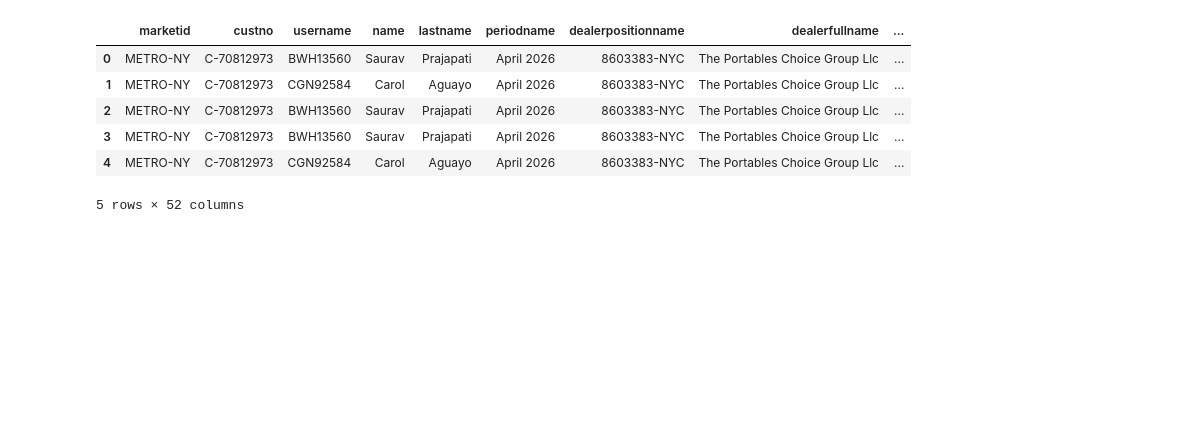
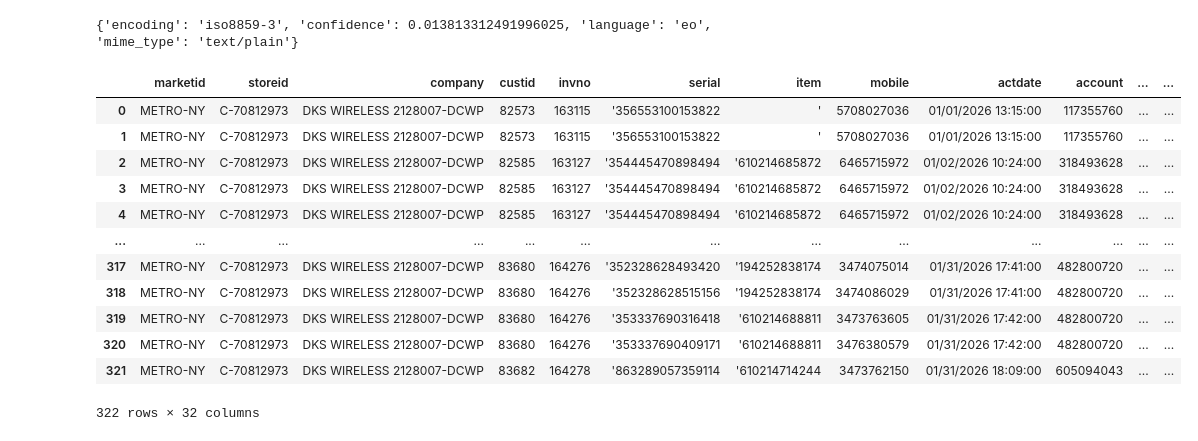
Before and after one commit to ishanadeptmed/i, a Jupyter notebook: notebook/ingestion.ipynb, the cells around one changed output. Drawn from its saved outputs; the diff is of its cells as text; code cells hidden in the pictures; blank space fills up the shorter version.

```diff
--- a/notebook/ingestion.ipynb
+++ b/notebook/ingestion.ipynb
@@ -8,20 +9,32 @@ import pandas as pd
 import glob
 import os
 import io
+# %%
+#main file ko import kia:
+import chardet
+
+with open(r"D:\i\uploads\raw\ActivationDetailReport_7GT0TN4BG.csv", "rb") as f:
+    result = chardet.detect(f.read())
+
+print(result)
+# %% [output]
+{'encoding': 'iso8859-3', 'confidence': 0.013813312491996025, 'language': 'eo', 'mime_type': 'text/plain'}
 # %%
-ActivationDetailReport = pd.read_csv(r"D:\i\uploads\raw\ActivationDetailReport_7GF0SCN8M.csv",
-    encoding="latin1")
-CallidusReport = pd.read_csv(r"D:\i\uploads\raw\CallidusDetail_7GF0T17DL.csv",
-    encoding="latin1")
-CurCallidusReport = pd.read_csv(r"D:\i\uploads\raw\curCallidus_7GF0SU2WW.csv",
-    encoding="latin1")
+#main file ko ActivationDetailReport variable bna dia:
+ActivationDetailReport = pd.read_csv(r"D:\i\uploads\raw\ActivationDetailReport_7GT0TN4BG.csv", encoding='latin1')
 # %%
-# CurCallidusReport.head()
+ActivationDetailReport
 # %% [output]
-|  | marketid | custno | username | name | lastname | periodname | dealerpositionname | dealerfullname | ... |
-| 0 | METRO-NY | C-70812973 | BWH13560 | Saurav | Prajapati | April 2026 | 8603383-NYC | The Portables Choice Group Llc | ... |
-| 1 | METRO-NY | C-70812973 | CGN92584 | Carol | Aguayo | April 2026 | 8603383-NYC | The Portables Choice Group Llc | ... |
-| 2 | METRO-NY | C-70812973 | BWH13560 | Saurav | Prajapati | April 2026 | 8603383-NYC | The Portables Choice Group Llc | ... |
-| 3 | METRO-NY | C-70812973 | BWH13560 | Saurav | Prajapati | April 2026 | 8603383-NYC | The Portables Choice Group Llc | ... |
-| 4 | METRO-NY | C-70812973 | CGN92584 | Carol | Aguayo | April 2026 | 8603383-NYC | The Portables Choice Group Llc | ... |
+|  | marketid | storeid | company | custid | invno | serial | item | mobile | actdate | account | ... | ... |
+| 0 | METRO-NY | C-70812973 | DKS WIRELESS 2128007-DCWP | 82573 | 163115 | '356553100153822 | ' | 5708027036 | 01/01/2026 13:15:00 | 117355760 | ... | ... |
+| 1 | METRO-NY | C-70812973 | DKS WIRELESS 2128007-DCWP | 82573 | 163115 | '356553100153822 | ' | 5708027036 | 01/01/2026 13:15:00 | 117355760 | ... | ... |
+| 2 | METRO-NY | C-70812973 | DKS WIRELESS 2128007-DCWP | 82585 | 163127 | '354445470898494 | '610214685872 | 6465715972 | 01/02/2026 10:24:00 | 318493628 | ... | ... |
+| 3 | METRO-NY | C-70812973 | DKS WIRELESS 2128007-DCWP | 82585 | 163127 | '354445470898494 | '610214685872 | 6465715972 | 01/02/2026 10:24:00 | 318493628 | ... | ... |
+| 4 | METRO-NY | C-70812973 | DKS WIRELESS 2128007-DCWP | 82585 | 163127 | '354445470898494 | '610214685872 | 6465715972 | 01/02/2026 10:24:00 | 318493628 | ... | ... |
+| ... | ... | ... | ... | ... | ... | ... | ... | ... | ... | ... | ... | ... |
+| 317 | METRO-NY | C-70812973 | DKS WIRELESS 2128007-DCWP | 83680 | 164276 | '352328628493420 | '194252838174 | 3474075014 | 01/31/2026 17:41:00 | 482800720 | ... | ... |
+| 318 | METRO-NY | C-70812973 | DKS WIRELESS 2128007-DCWP | 83680 | 164276 | '352328628515156 | '194252838174 | 3474086029 | 01/31/2026 17:41:00 | 482800720 | ... | ... |
+| 319 | METRO-NY | C-70812973 | DKS WIRELESS 2128007-DCWP | 83680 | 164276 | '353337690316418 | '610214688811 | 3473763605 | 01/31/2026 17:42:00 | 482800720 | ... | ... |
+| 320 | METRO-NY | C-70812973 | DKS WIRELESS 2128007-DCWP | 83680 | 164276 | '353337690409171 | '610214688811 | 3476380579 | 01/31/2026 17:42:00 | 482800720 | ... | ... |
+| 321 | METRO-NY | C-70812973 | DKS WIRELESS 2128007-DCWP | 83682 | 164278 | '863289057359114 | '610214714244 | 3473762150 | 01/31/2026 18:09:00 | 605094043 | ... | ... |
-5 rows × 52 columns
+322 rows × 32 columns
```
Also changed, not shown: parts of 30 cells of this notebook, 10 other files.
